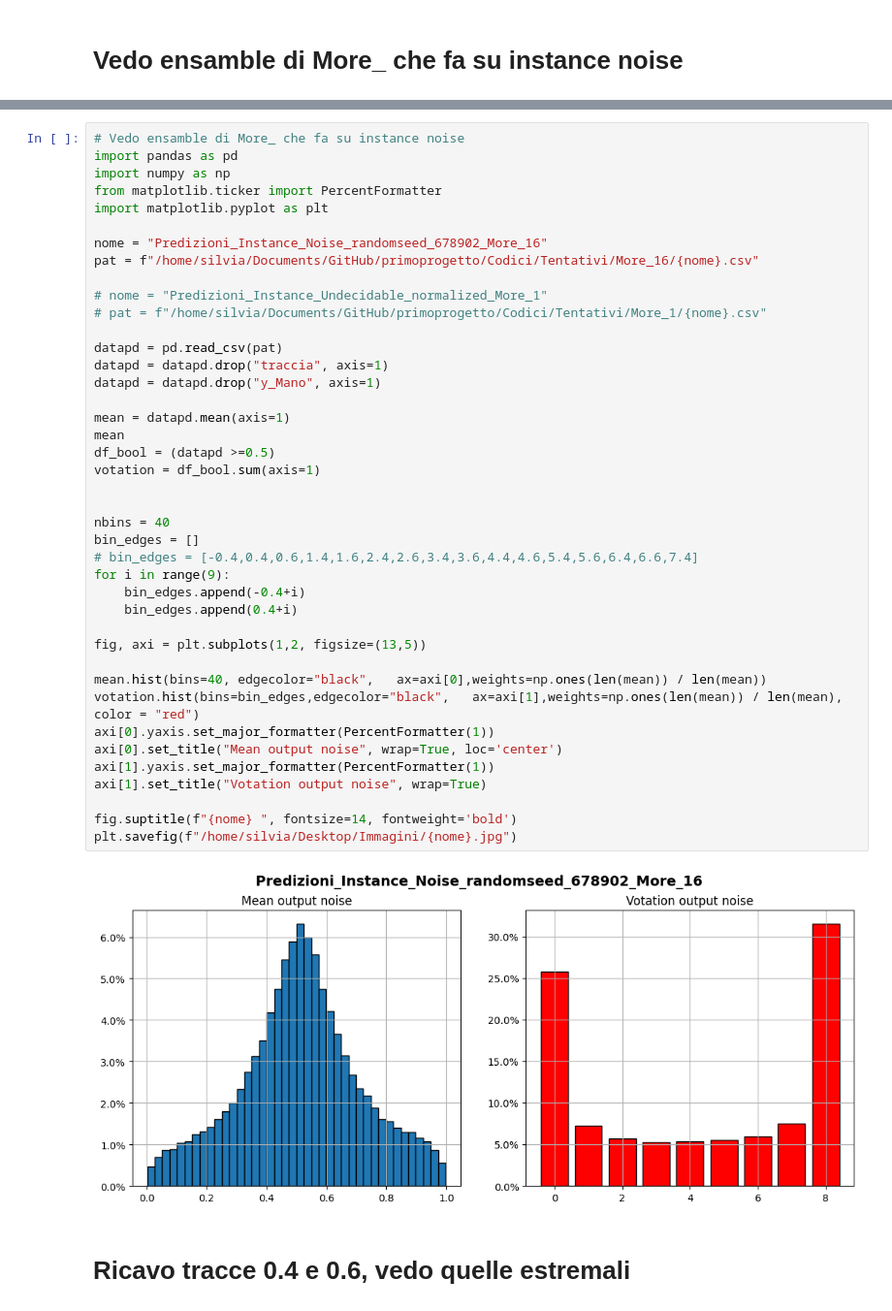
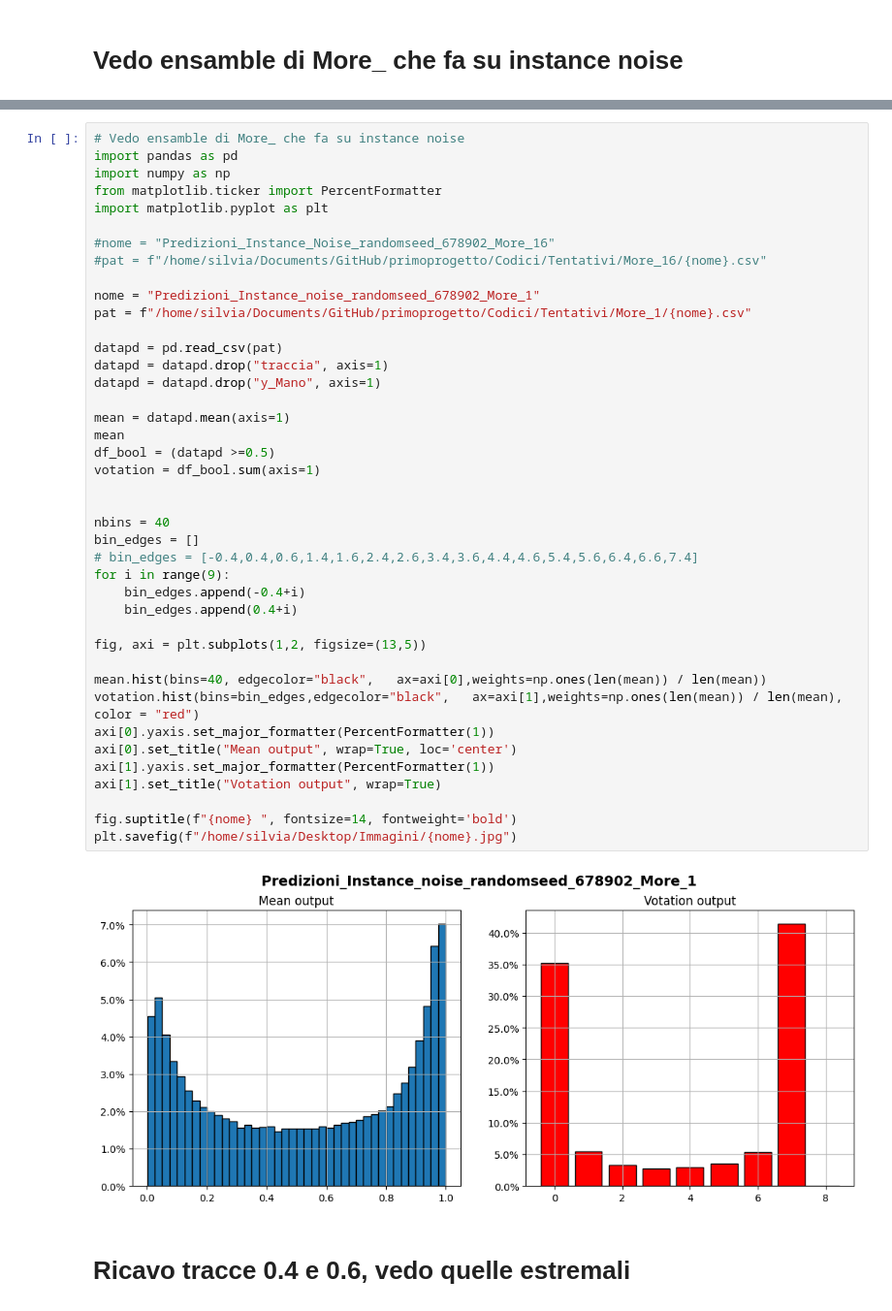
Before and after one commit to Nemenick/primoprogetto, a Jupyter notebook: Codici/_Predizioni_bag_plot.ipynb, the cells around one changed output, grey strips where cells are left out. Shown at 97% size. Saved outputs shown, nothing was run; the diff lists cells and outputs as text.

```diff
--- a/Codici/_Predizioni_bag_plot.ipynb
+++ b/Codici/_Predizioni_bag_plot.ipynb
@@ -449,42 +479,42 @@ import numpy as np
 from matplotlib.ticker import PercentFormatter
 import matplotlib.pyplot as plt
 
-nome = "Predizioni_Instance_Noise_randomseed_678902_More_16"
-pat = f"/home/silvia/Documents/GitHub/primoprogetto/Codici/Tentativi/More_16/{nome}.csv"
+#nome = "Predizioni_Instance_Noise_randomseed_678902_More_16"
+#pat = f"/home/silvia/Documents/GitHub/primoprogetto/Codici/Tentativi/More_16/{nome}.csv"
 
-# nome = "Predizioni_Instance_Undecidable_normalized_More_1"
-# pat = f"/home/silvia/Documents/GitHub/primoprogetto/Codici/Tentativi/More_1/{nome}.csv"
+nome = "Predizioni_Instance_noise_randomseed_678902_More_1"
+pat = f"/home/silvia/Documents/GitHub/primoprogetto/Codici/Tentativi/More_1/{nome}.csv"
 
 datapd = pd.read_csv(pat)
 datapd = datapd.drop("traccia", axis=1)
 datapd = datapd.drop("y_Mano", axis=1)
 
 mean = datapd.mean(axis=1)
 mean
 df_bool = (datapd >=0.5)
 votation = df_bool.sum(axis=1)
 
 
 nbins = 40
 bin_edges = []
 # bin_edges = [-0.4,0.4,0.6,1.4,1.6,2.4,2.6,3.4,3.6,4.4,4.6,5.4,5.6,6.4,6.6,7.4]
 for i in range(9):
     bin_edges.append(-0.4+i)
     bin_edges.append(0.4+i)
 
 fig, axi = plt.subplots(1,2, figsize=(13,5))
 
 mean.hist(bins=40, edgecolor="black",   ax=axi[0],weights=np.ones(len(mean)) / len(mean))
 votation.hist(bins=bin_edges,edgecolor="black",   ax=axi[1],weights=np.ones(len(mean)) / len(mean), color = "red")
 axi[0].yaxis.set_major_formatter(PercentFormatter(1))
-axi[0].set_title("Mean output noise", wrap=True, loc='center')
+axi[0].set_title("Mean output", wrap=True, loc='center')
 axi[1].yaxis.set_major_formatter(PercentFormatter(1))
-axi[1].set_title("Votation output noise", wrap=True)
+axi[1].set_title("Votation output", wrap=True)
 
 fig.suptitle(f"{nome} ", fontsize=14, fontweight='bold')
 plt.savefig(f"/home/silvia/Desktop/Immagini/{nome}.jpg")
 # %% [output]
-[figure, old version]
+[figure, new version]
 # %% [markdown]
 # Ricavo tracce 0.4 e 0.6, vedo quelle estremali
 # %%
```
Also changed, not shown: parts of 17 cells of this notebook, 16 other files.
